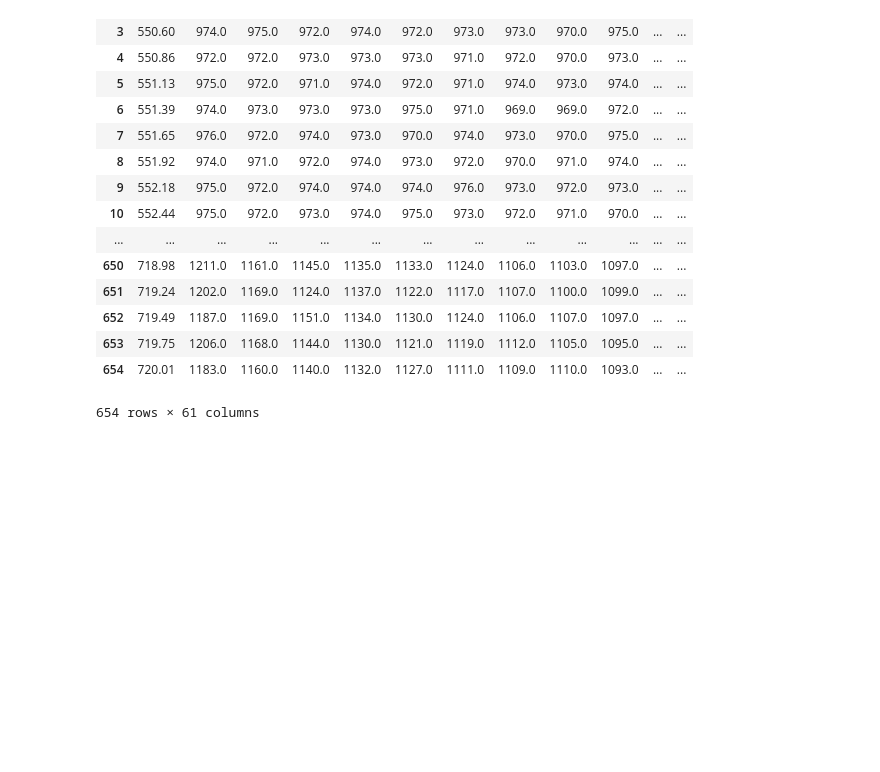
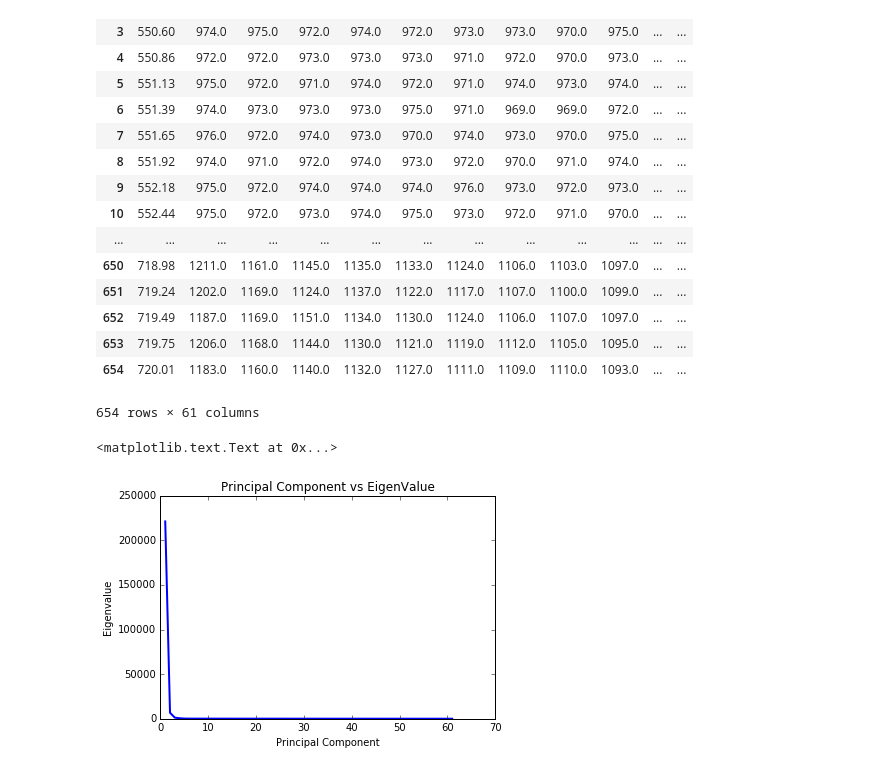
Before and after one commit to cito125/Elementary-Quantum-Computations, a Jupyter notebook: ExploratoryDataAnalysis.ipynb, the cells around one changed output. Cells and saved outputs as stored; diff of their text form; code cells hidden in the pictures; blank space fills up the shorter version.

Commit message:
Used singular value decomposition to find pincipal components

```diff
--- a/ExploratoryDataAnalysis.ipynb
+++ b/ExploratoryDataAnalysis.ipynb
@@ -170,2 +170,13 @@ def plotRowsOnSeperateGraphs(dataframe):
 # %%
 # plotRowsOnSeperateGraphs(dfDepWS20_1mW2s)
+# %%
+npDepWS20 = dfDepWS20_1mW2s[1:].astype(float).as_matrix()
+U, s, V = np.linalg.svd(npDepWS20, full_matrices=True)
+pcaXvalues = np.arange(1,len(s) + 1)
+plt.plot(pcaXvalues, s, linewidth=2.0)
+plt.title('Principal Component vs EigenValue')
+plt.xlabel('Principal Component')
+plt.ylabel('Eigenvalue')
+# %% [output]
+<matplotlib.text.Text at 0x...>
+[figure, added]
```
Also changed, not shown: parts of 9 cells of this notebook.
